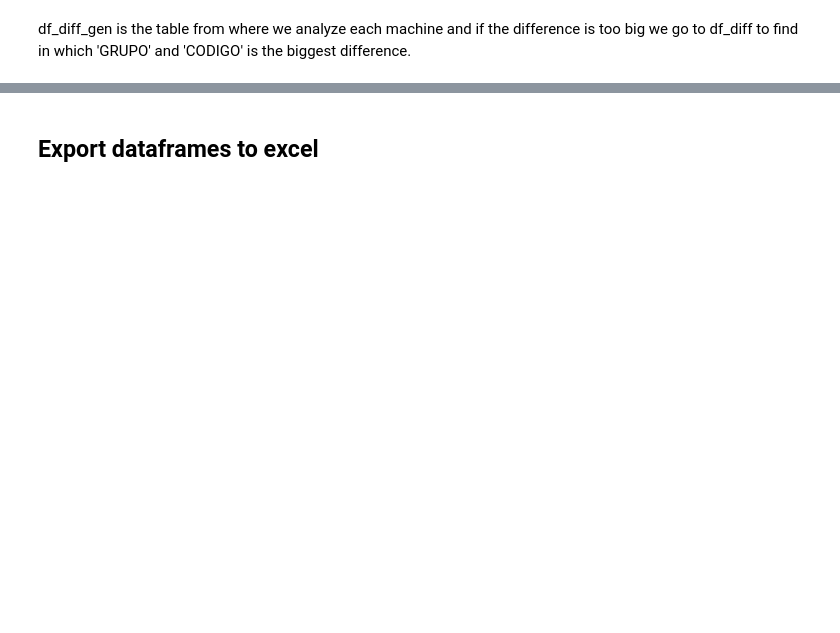
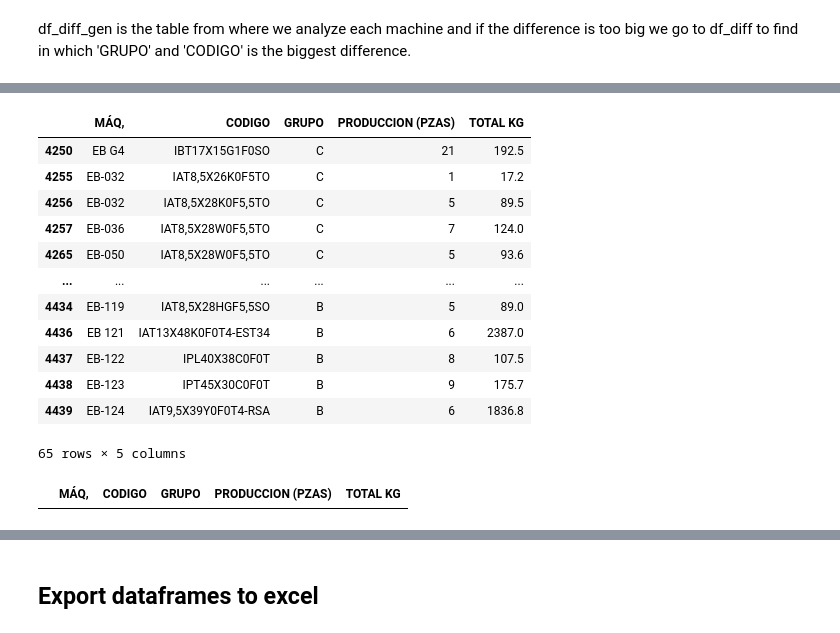
Before and after one commit to SanTaroZ/diff_calc, a Jupyter notebook: notebooks/Calculate_weight_diff.ipynb, the cells around one changed output, grey strips where cells are left out. Saved outputs shown, nothing was run; the diff lists cells and outputs as text; code cells hidden in the pictures; blank space fills up the shorter version.

```diff
--- a/notebooks/Calculate_weight_diff.ipynb
+++ b/notebooks/Calculate_weight_diff.ipynb
@@ -515,0 +548,5 @@ df_diff_gen.head(5)
+# %%
+df_day = df_data[['FECHA','MÁQ,','CODIGO','GRUPO','PRODUCCION (PZAS)','TOTAL KG']]
+# %%
+df_day.dropna(axis = 0,how='any', inplace=True)
+df_day.tail()
@@ -515,0 +605,22 @@ df_diff_gen.head(5)
+# %%
+df_day = df_day[df_day['DIA'] == yesterday]
+df_day.drop(labels =['FECHA','DIA'], axis=1, inplace=True)
+df_day
+# %% [output]
+|  | MÁQ, | CODIGO | GRUPO | PRODUCCION (PZAS) | TOTAL KG |
+| 4250 | EB G4 | IBT17X15G1F0SO | C | 21 | 192.5 |
+| 4255 | EB-032 | IAT8,5X26K0F5TO | C | 1 | 17.2 |
+| 4256 | EB-032 | IAT8,5X28K0F5,5TO | C | 5 | 89.5 |
+| 4257 | EB-036 | IAT8,5X28W0F5,5TO | C | 7 | 124.0 |
+| 4265 | EB-050 | IAT8,5X28W0F5,5TO | C | 5 | 93.6 |
+| ... | ... | ... | ... | ... | ... |
+| 4434 | EB-119 | IAT8,5X28HGF5,5SO | B | 5 | 89.0 |
+| 4436 | EB 121 | IAT13X48K0F0T4-EST34 | B | 6 | 2387.0 |
+| 4437 | EB-122 | IPL40X38C0F0T | B | 8 | 107.5 |
+| 4438 | EB-123 | IPT45X30C0F0T | B | 9 | 175.7 |
+| 4439 | EB-124 | IAT9,5X39Y0F0T4-RSA | B | 6 | 1836.8 |
+65 rows × 5 columns
+# %%
+df_day[df_day['CODIGO'].str.contains('BOAB', regex=False)]
+# %% [output]
+|  | MÁQ, | CODIGO | GRUPO | PRODUCCION (PZAS) | TOTAL KG |
```
Also changed, not shown: parts of 45 cells of this notebook, 3 other files.
